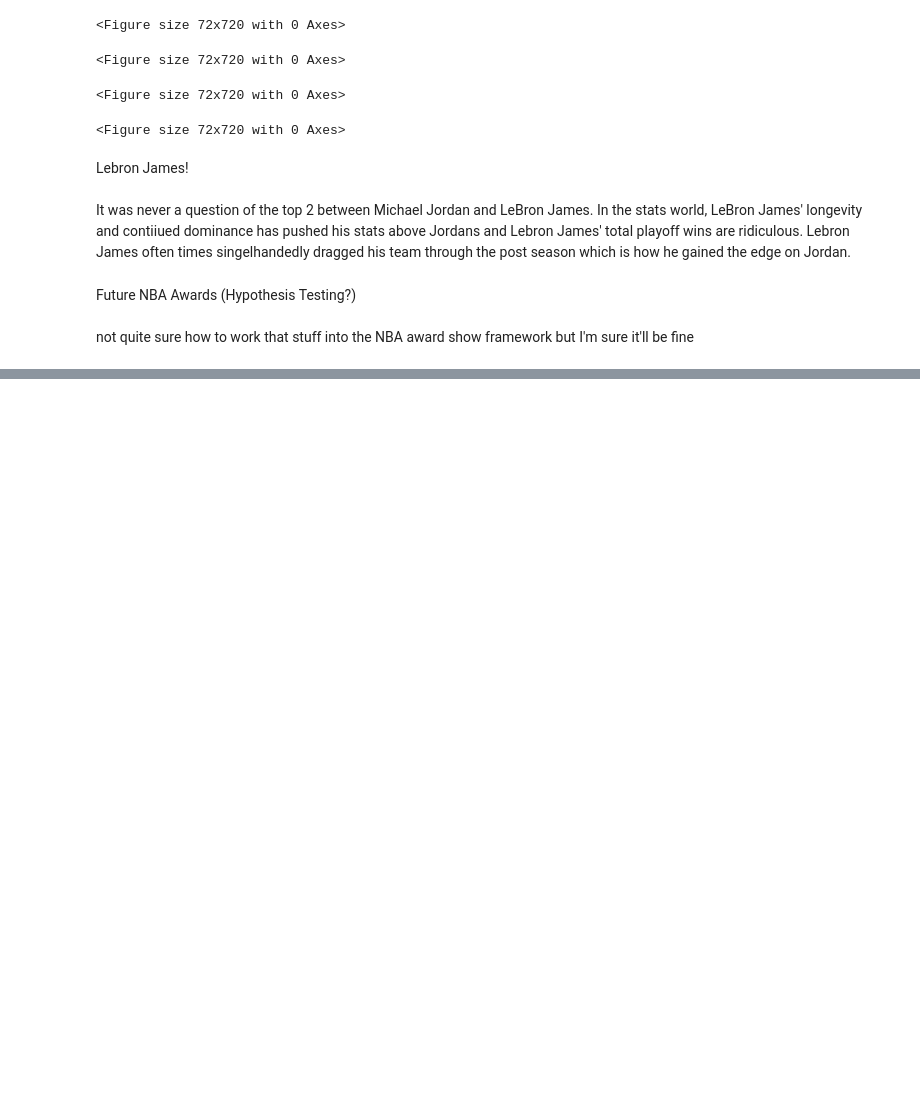
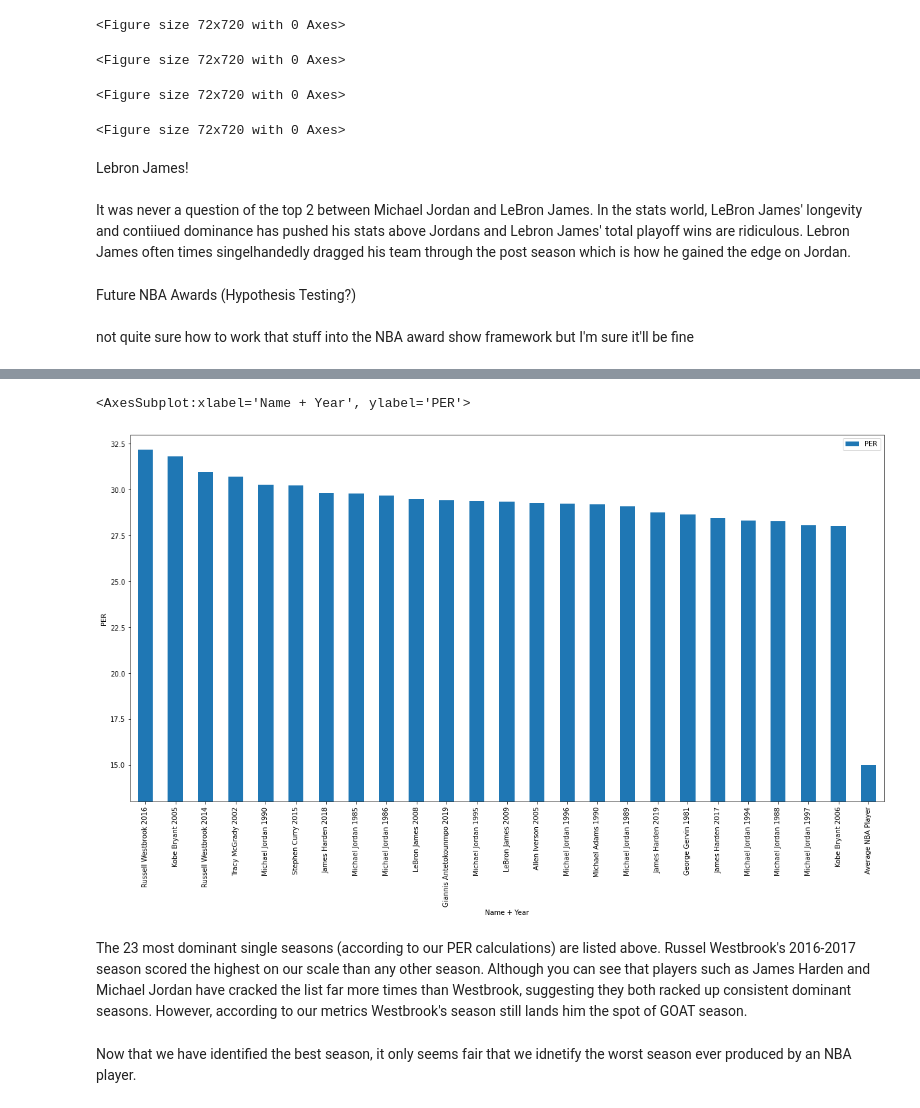
Before and after one commit to acook4148/CMSC320FinalProject, a Jupyter notebook: NBA Awards_combined.ipynb, the cells around one changed output, grey strips where cells are left out. Cells and saved outputs as stored; diff of their text form; code cells hidden in the pictures; blank space fills up the shorter version.

```diff
--- a/NBA Awards_combined.ipynb
+++ b/NBA Awards_combined.ipynb
@@ -692,0 +1016,11 @@ not quite sure how to work that stuff into the NBA award show framework but I'm
+# %%
+top_players = pd.DataFrame(columns = ['Name + Year', 'PER'])
+# %%
+for year in range (1979, 2020):
+    for player in seasons_stats[year].itertuples():
+        if player[32] > 28.0:
+            new_row = {'Name + Year': player.Index + " " + str(year), 'PER': player[32]}
+            top_players = top_players.append(new_row, ignore_index = True)
+# %%
+top_players = top_players.sort_values(by=['PER'], ascending= False)
+top_players
@@ -692,0 +1045,13 @@ not quite sure how to work that stuff into the NBA award show framework but I'm
+# %%
+#adding in average NBA player for reference
+avg_player = {'Name + Year': "Average NBA Player", 'PER': 15}
+top_players = top_players.append(avg_player, ignore_index=True)
+# %%
+top_players.plot.bar(x ='Name + Year', y='PER', figsize=(20,10), ylabel = "PER", ylim = [13, 33])
+# %% [output]
+<AxesSubplot:xlabel='Name + Year', ylabel='PER'>
+[figure, added]
+# %% [markdown]
+The 23 most dominant single seasons (according to our PER calculations) are listed above. Russel Westbrook's 2016-2017 season scored the highest on our scale than any other season. Although you can see that players such as James Harden and Michael Jordan have cracked the list far more times than Westbrook, suggesting they both racked up consistent dominant seasons. However, according to our metrics Westbrook's season still lands him the spot of GOAT season.
+# %% [markdown]
+Now that we have identified the best season, it only seems fair that we idnetify the worst season ever produced by an NBA player.
```
Also changed, not shown: parts of 34 cells of this notebook.
